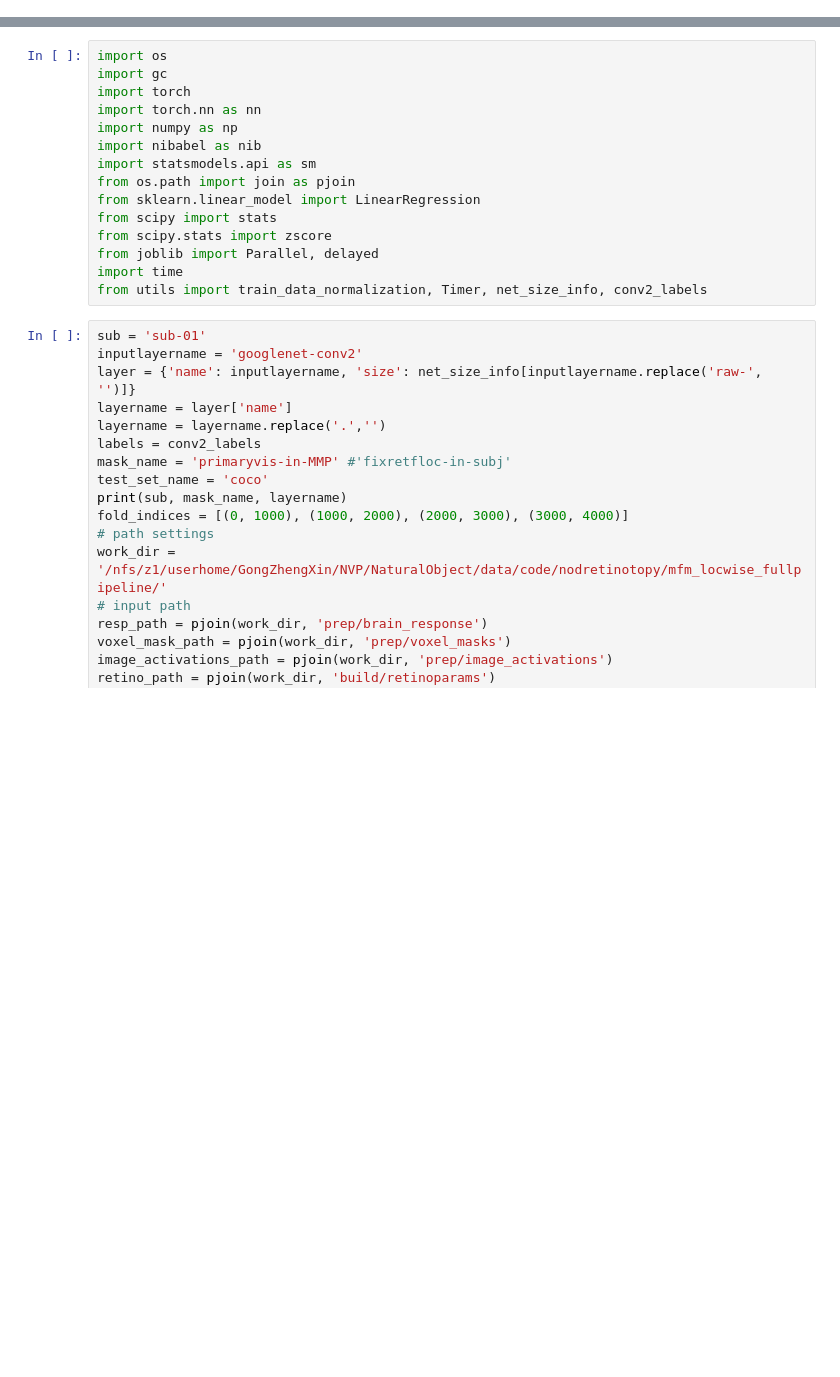
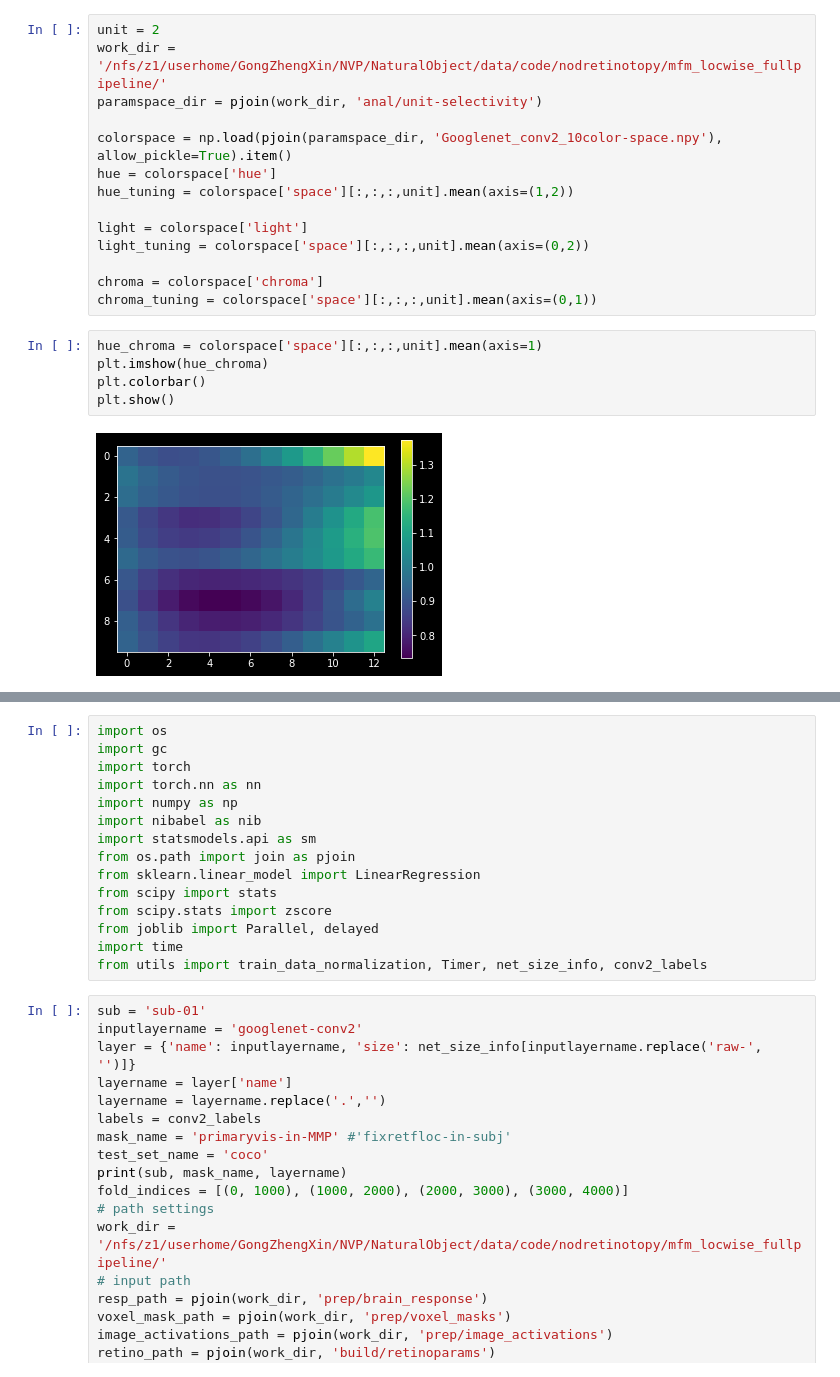
Before and after one commit to GongZhengxin/NeuralFeatureSpace, a Jupyter notebook: anal_inspect-model-weights.ipynb, the cells around one changed output, grey strips where cells are left out. Drawn from its saved outputs; the diff is of its cells as text; blank space fills up the shorter version.

```diff
--- a/anal_inspect-model-weights.ipynb
+++ b/anal_inspect-model-weights.ipynb
@@ -0,0 +8,21 @@
+# %%
+unit = 2
+work_dir = '/nfs/z1/userhome/GongZhengXin/NVP/NaturalObject/data/code/nodretinotopy/mfm_locwise_fullpipeline/'
+paramspace_dir = pjoin(work_dir, 'anal/unit-selectivity')
+
+colorspace = np.load(pjoin(paramspace_dir, 'Googlenet_conv2_10color-space.npy'), allow_pickle=True).item()
+hue = colorspace['hue']
+hue_tuning = colorspace['space'][:,:,:,unit].mean(axis=(1,2))
+
+light = colorspace['light']
+light_tuning = colorspace['space'][:,:,:,unit].mean(axis=(0,2))
+
+chroma = colorspace['chroma']
+chroma_tuning = colorspace['space'][:,:,:,unit].mean(axis=(0,1))
+# %%
+hue_chroma = colorspace['space'][:,:,:,unit].mean(axis=1)
+plt.imshow(hue_chroma)
+plt.colorbar()
+plt.show()
+# %% [output]
+[figure, added]
```
Also changed, not shown: parts of 6 cells of this notebook, 42 other files.
